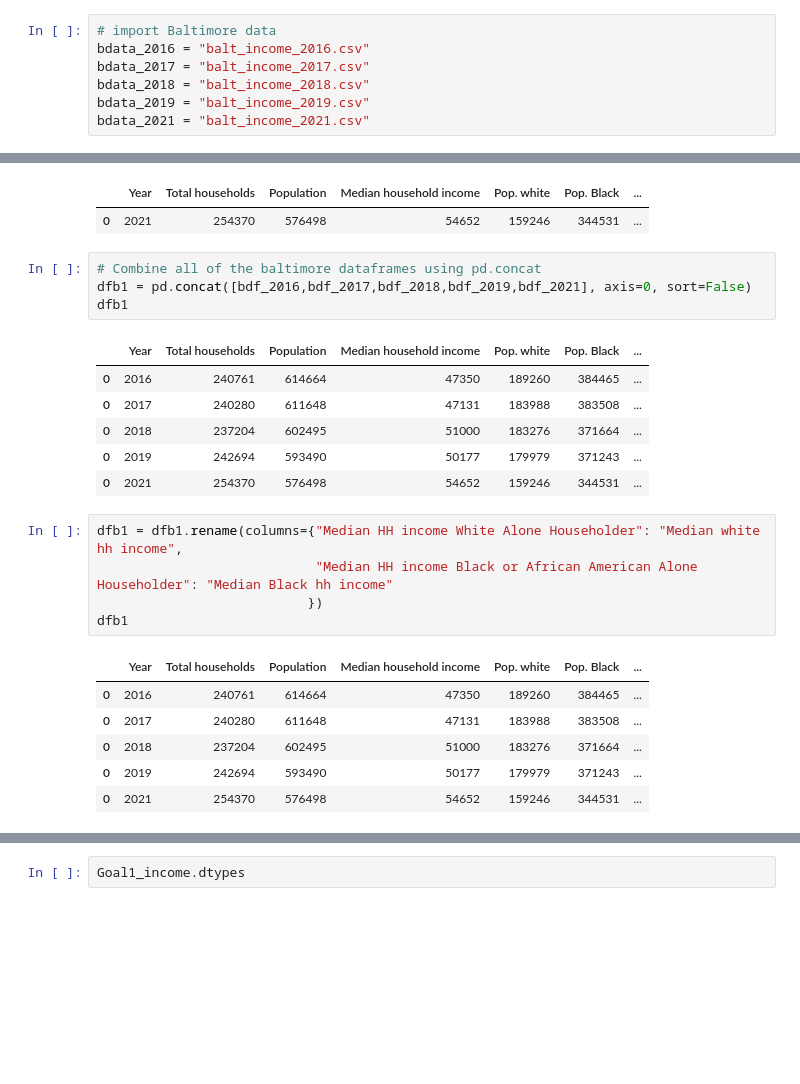
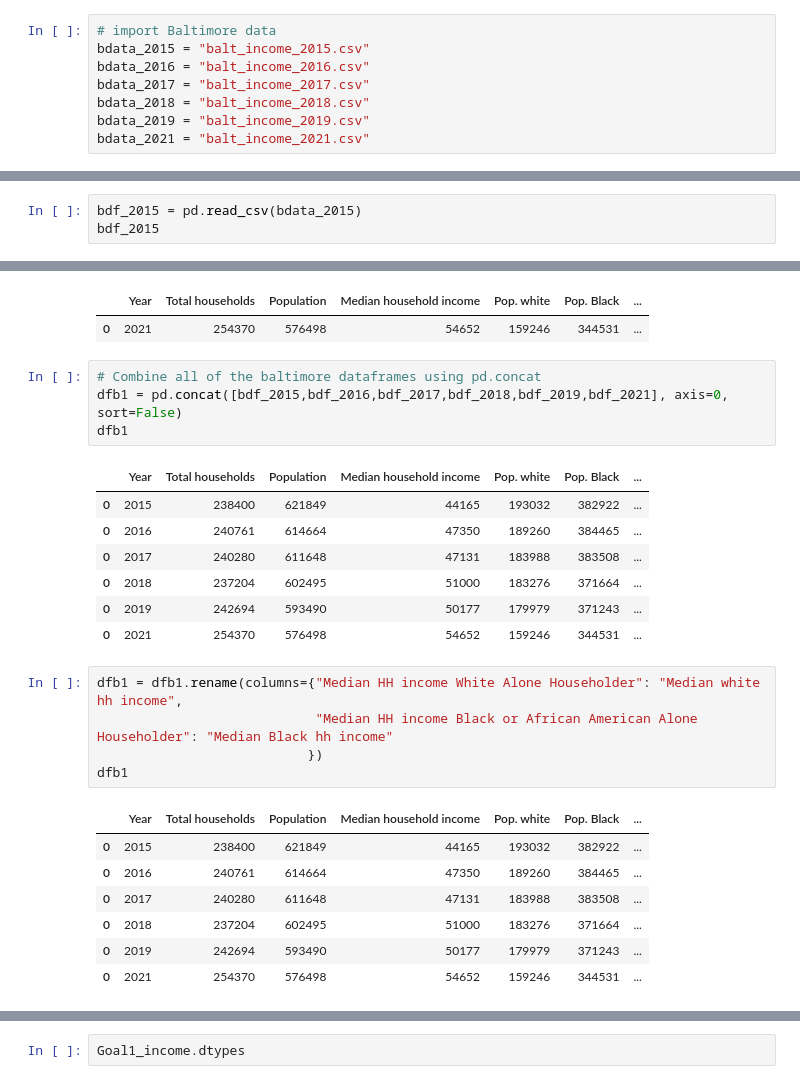
Before and after one commit to Jenkir/BT-equity-metric-analysis, a Jupyter notebook: GOAL-1/Build_economy_ALL-locations.ipynb, the cells around one changed output, grey strips where cells are left out. Cells and saved outputs as stored; diff of their text form; blank space fills up the shorter version.

```diff
--- a/GOAL-1/Build_economy_ALL-locations.ipynb
+++ b/GOAL-1/Build_economy_ALL-locations.ipynb
@@ -8,6 +8,7 @@ import matplotlib.pyplot as plt
 import plotly.express as px
 # %%
 # import Baltimore data
+bdata_2015 = "balt_income_2015.csv"
 bdata_2016 = "balt_income_2016.csv"
 bdata_2017 = "balt_income_2017.csv"
 bdata_2018 = "balt_income_2018.csv"
@@ -27,3 +30,6 @@ usdata_2017 = "us_income_2017.csv"
 usdata_2018 = "us_income_2018.csv"
 usdata_2019 = "us_income_2019.csv"
 usdata_2021 = "us_income_2021.csv"
+# %%
+bdf_2015 = pd.read_csv(bdata_2015)
+bdf_2015
@@ -59,10 +68,11 @@ bdf_2021
 | 0 | 2021 | 254370 | 576498 | 54652 | 159246 | 344531 | ... |
 # %%
 # Combine all of the baltimore dataframes using pd.concat
-dfb1 = pd.concat([bdf_2016,bdf_2017,bdf_2018,bdf_2019,bdf_2021], axis=0, sort=False)
+dfb1 = pd.concat([bdf_2015,bdf_2016,bdf_2017,bdf_2018,bdf_2019,bdf_2021], axis=0, sort=False)
 dfb1
 # %% [output]
 |  | Year | Total households | Population | Median household income | Pop. white | Pop. Black | ... |
+| 0 | 2015 | 238400 | 621849 | 44165 | 193032 | 382922 | ... |
 | 0 | 2016 | 240761 | 614664 | 47350 | 189260 | 384465 | ... |
 | 0 | 2017 | 240280 | 611648 | 47131 | 183988 | 383508 | ... |
 | 0 | 2018 | 237204 | 602495 | 51000 | 183276 | 371664 | ... |
@@ -75,6 +85,7 @@ dfb1 = dfb1.rename(columns={"Median HH income White Alone Householder": "Median
 dfb1
 # %% [output]
 |  | Year | Total households | Population | Median household income | Pop. white | Pop. Black | ... |
+| 0 | 2015 | 238400 | 621849 | 44165 | 193032 | 382922 | ... |
 | 0 | 2016 | 240761 | 614664 | 47350 | 189260 | 384465 | ... |
 | 0 | 2017 | 240280 | 611648 | 47131 | 183988 | 383508 | ... |
 | 0 | 2018 | 237204 | 602495 | 51000 | 183276 | 371664 | ... |
```
Also changed, not shown: parts of 18 cells of this notebook, 4 other files.
